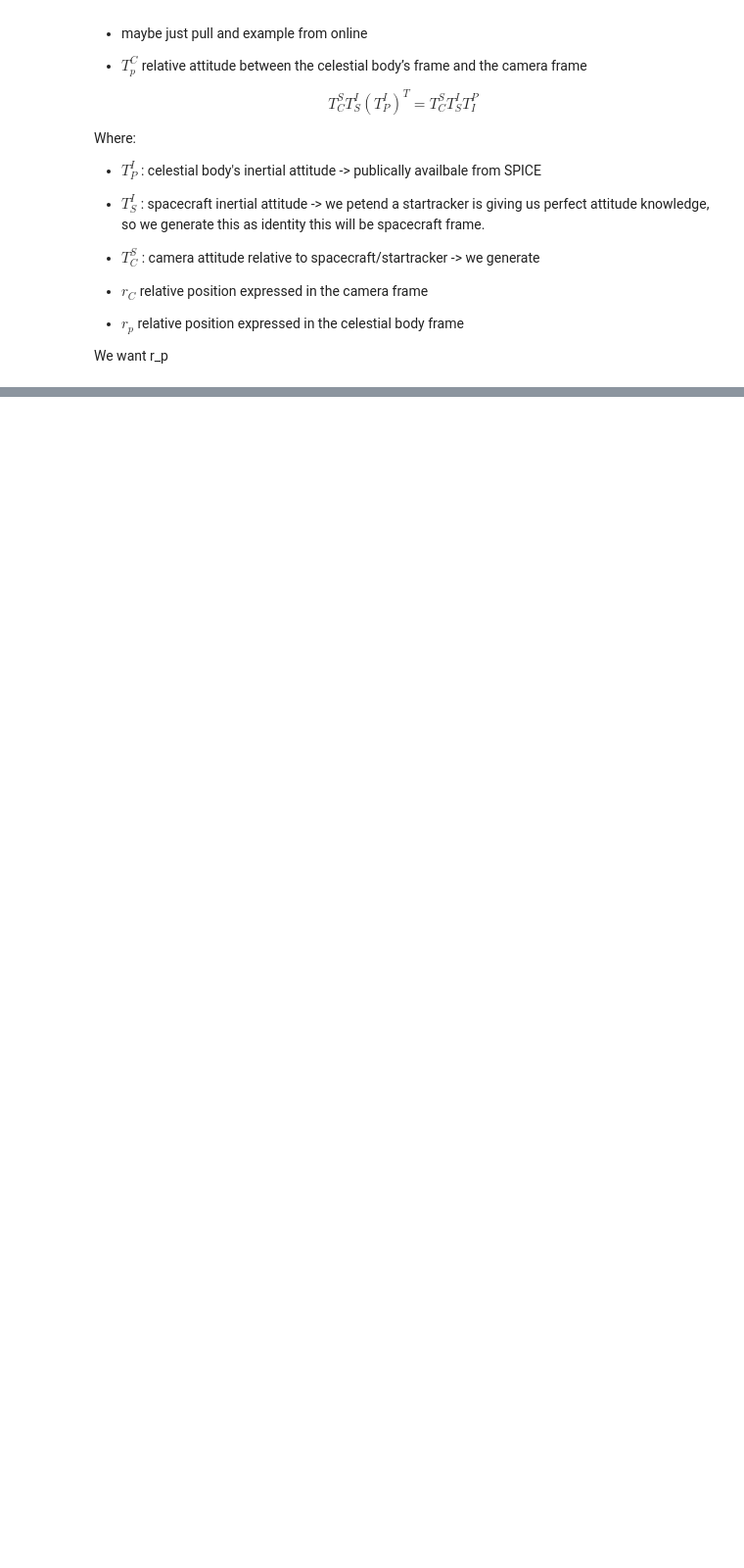
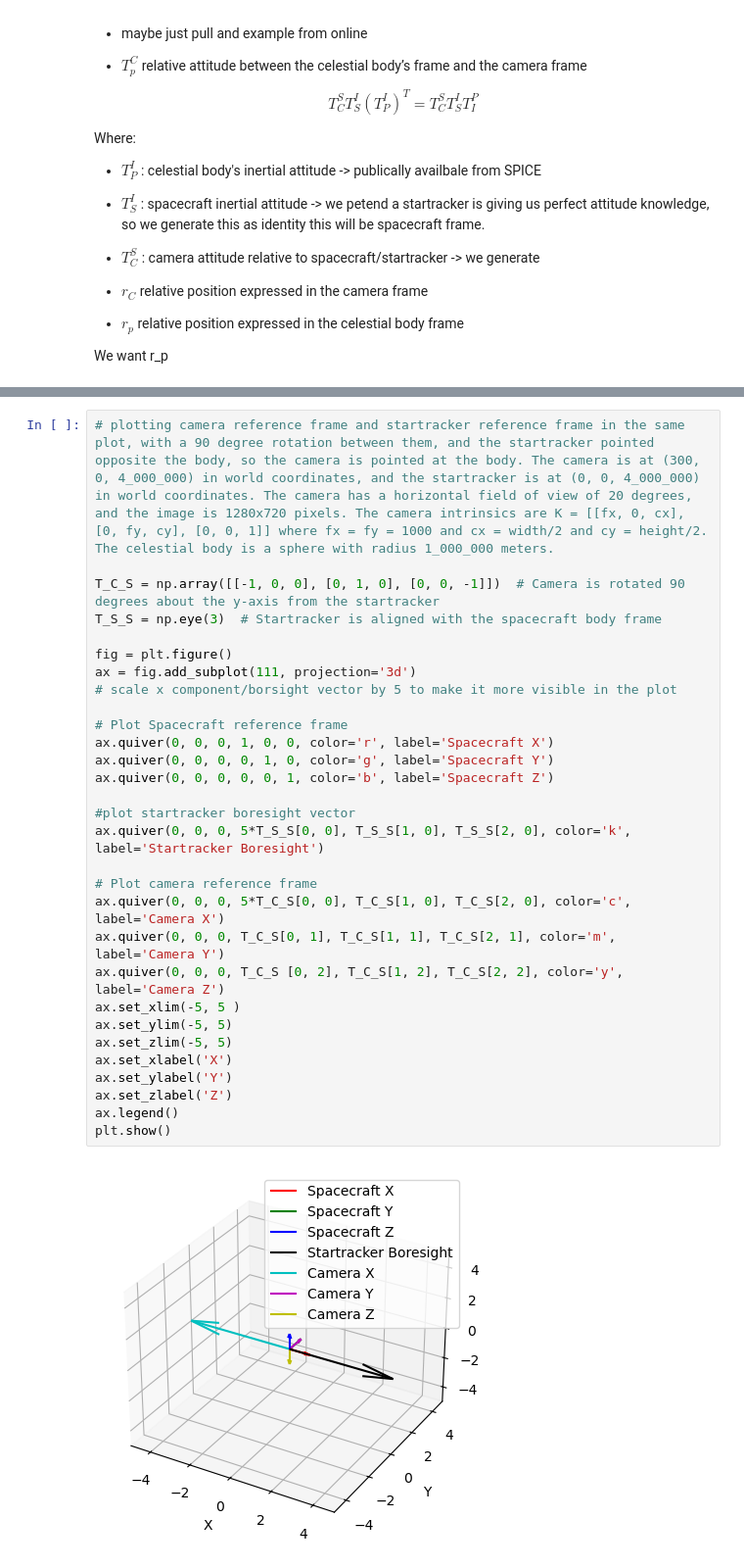
Before and after one commit to colin-skinner/horizon-op-nav, a Jupyter notebook: Measurments/CR_testing.ipynb, the cells around one changed output, grey strips where cells are left out. Shown at 98% size. Saved outputs shown, nothing was run; the diff lists cells and outputs as text; blank space fills up the shorter version.

```diff
--- a/Measurments/CR_testing.ipynb
+++ b/Measurments/CR_testing.ipynb
@@ -46,0 +56,32 @@ Now to simiplify this as much as possible,
+# %%
+# plotting camera reference frame and startracker reference frame in the same plot, with a 90 degree rotation between them, and the startracker pointed opposite the body, so the camera is pointed at the body. The camera is at (300, 0, 4_000_000) in world coordinates, and the startracker is at (0, 0, 4_000_000) in world coordinates. The camera has a horizontal field of view of 20 degrees, and the image is 1280x720 pixels. The camera intrinsics are K = [[fx, 0, cx], [0, fy, cy], [0, 0, 1]] where fx = fy = 1000 and cx = width/2 and cy = height/2. The celestial body is a sphere with radius 1_000_000 meters.
+
+T_C_S = np.array([[-1, 0, 0], [0, 1, 0], [0, 0, -1]])  # Camera is rotated 90 degrees about the y-axis from the startracker
+T_S_S = np.eye(3)  # Startracker is aligned with the spacecraft body frame
+
+fig = plt.figure()
+ax = fig.add_subplot(111, projection='3d')
+# scale x component/borsight vector by 5 to make it more visible in the plot
+
+# Plot Spacecraft reference frame
+ax.quiver(0, 0, 0, 1, 0, 0, color='r', label='Spacecraft X')
+ax.quiver(0, 0, 0, 0, 1, 0, color='g', label='Spacecraft Y')
+ax.quiver(0, 0, 0, 0, 0, 1, color='b', label='Spacecraft Z')
+
+#plot startracker boresight vector
+ax.quiver(0, 0, 0, 5*T_S_S[0, 0], T_S_S[1, 0], T_S_S[2, 0], color='k', label='Startracker Boresight')
+
+# Plot camera reference frame
+ax.quiver(0, 0, 0, 5*T_C_S[0, 0], T_C_S[1, 0], T_C_S[2, 0], color='c', label='Camera X')
+ax.quiver(0, 0, 0, T_C_S[0, 1], T_C_S[1, 1], T_C_S[2, 1], color='m', label='Camera Y')
+ax.quiver(0, 0, 0, T_C_S [0, 2], T_C_S[1, 2], T_C_S[2, 2], color='y', label='Camera Z')
+ax.set_xlim(-5, 5 )
+ax.set_ylim(-5, 5)
+ax.set_zlim(-5, 5)
+ax.set_xlabel('X')
+ax.set_ylabel('Y')
+ax.set_zlabel('Z')
+ax.legend()
+plt.show()
+# %% [output]
+[figure, added]
```
Also changed, not shown: parts of 3 cells of this notebook, 19 other files.
